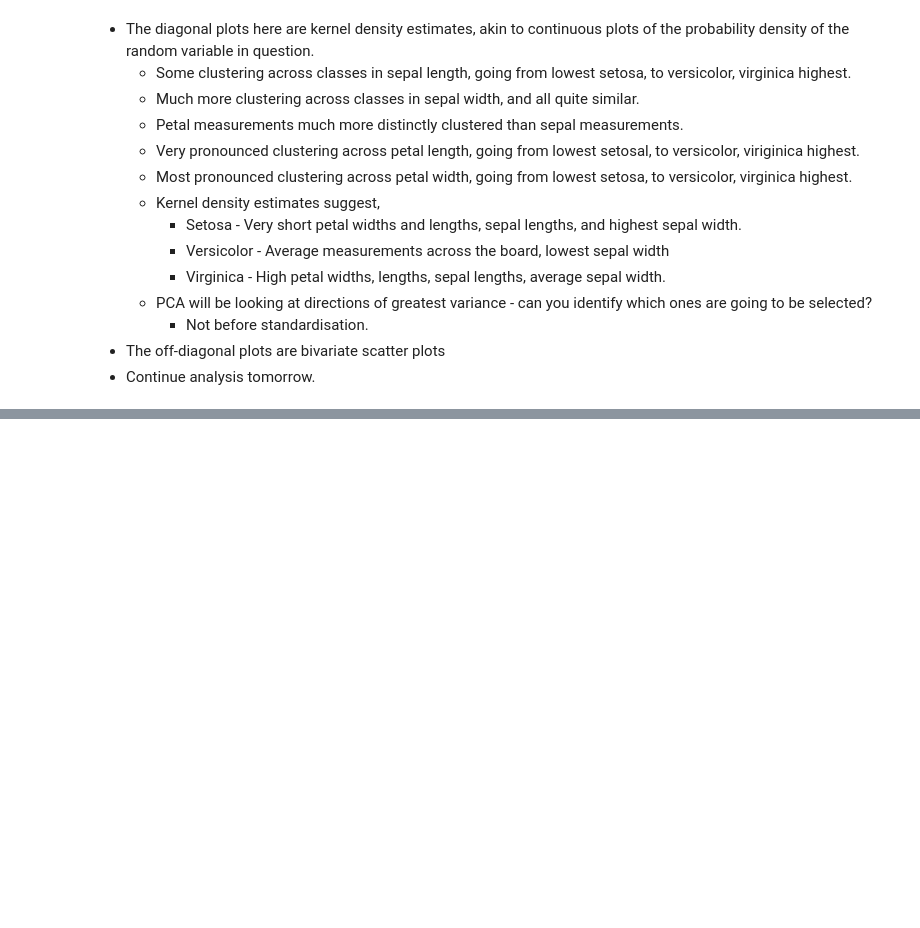
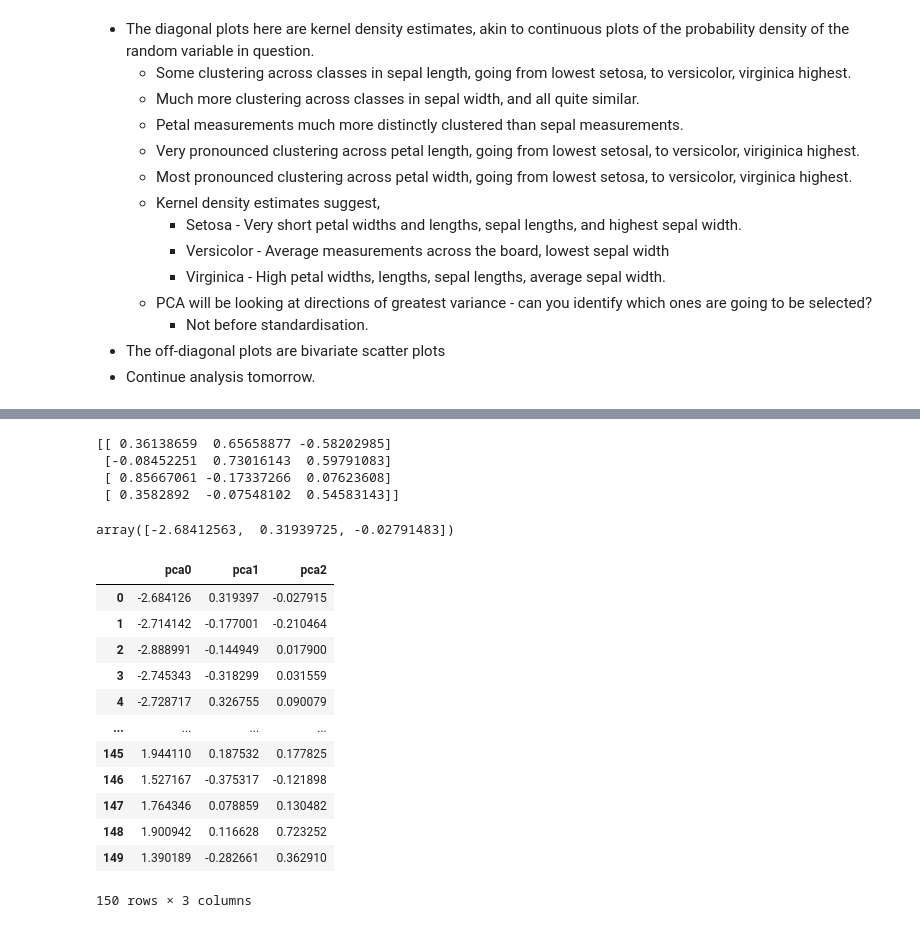
Before and after one commit to cyber-rhythms/classical-ml-notebooks, a Jupyter notebook: pca-coding/pca-iris.ipynb, the cells around one changed output, grey strips where cells are left out. Cells and saved outputs as stored; diff of their text form; code cells hidden in the pictures; blank space fills up the shorter version.

```diff
--- a/pca-coding/pca-iris.ipynb
+++ b/pca-coding/pca-iris.ipynb
@@ -183,5 +213,5 @@ df_scaled_2
 # %%
 # Now run PCA on the pandas data frame.
-
+# Will call `.fit()`, so that I can access the various methods.
 pca = PCA(n_components=3).set_output(transform="pandas")
-df_pca = pca.fit_transform(df_scaled)
+pca.fit(X)
@@ -202,0 +220,11 @@ df_pca = pca.fit_transform(df_scaled)
+# %%
+# `.components_` shows each orthonormal basis vector as a row of matrix.
+# We rewrite it so that the orthonormal basis matrix has each basis vector as a column.
+basis_output = pca.components_
+V = basis_output.T
+print(V)
+# %% [output]
+[[ 0.36138659  0.65658877 -0.58202985]
+ [-0.08452251  0.73016143  0.59791083]
+ [ 0.85667061 -0.17337266  0.07623608]
+ [ 0.3582892  -0.07548102  0.54583143]]
@@ -202,0 +235,21 @@ df_pca = pca.fit_transform(df_scaled)
+# %%
+(V.T.dot(x_0))
+# %% [output]
+array([-2.68412563,  0.31939725, -0.02791483])
+# %%
+proj_X = pca.fit_transform(X)
+proj_X
+# %% [output]
+|  | pca0 | pca1 | pca2 |
+| 0 | -2.684126 | 0.319397 | -0.027915 |
+| 1 | -2.714142 | -0.177001 | -0.210464 |
+| 2 | -2.888991 | -0.144949 | 0.017900 |
+| 3 | -2.745343 | -0.318299 | 0.031559 |
+| 4 | -2.728717 | 0.326755 | 0.090079 |
+| ... | ... | ... | ... |
+| 145 | 1.944110 | 0.187532 | 0.177825 |
+| 146 | 1.527167 | -0.375317 | -0.121898 |
+| 147 | 1.764346 | 0.078859 | 0.130482 |
+| 148 | 1.900942 | 0.116628 | 0.723252 |
+| 149 | 1.390189 | -0.282661 | 0.362910 |
+150 rows × 3 columns
```
Also changed, not shown: parts of 9 cells of this notebook.
